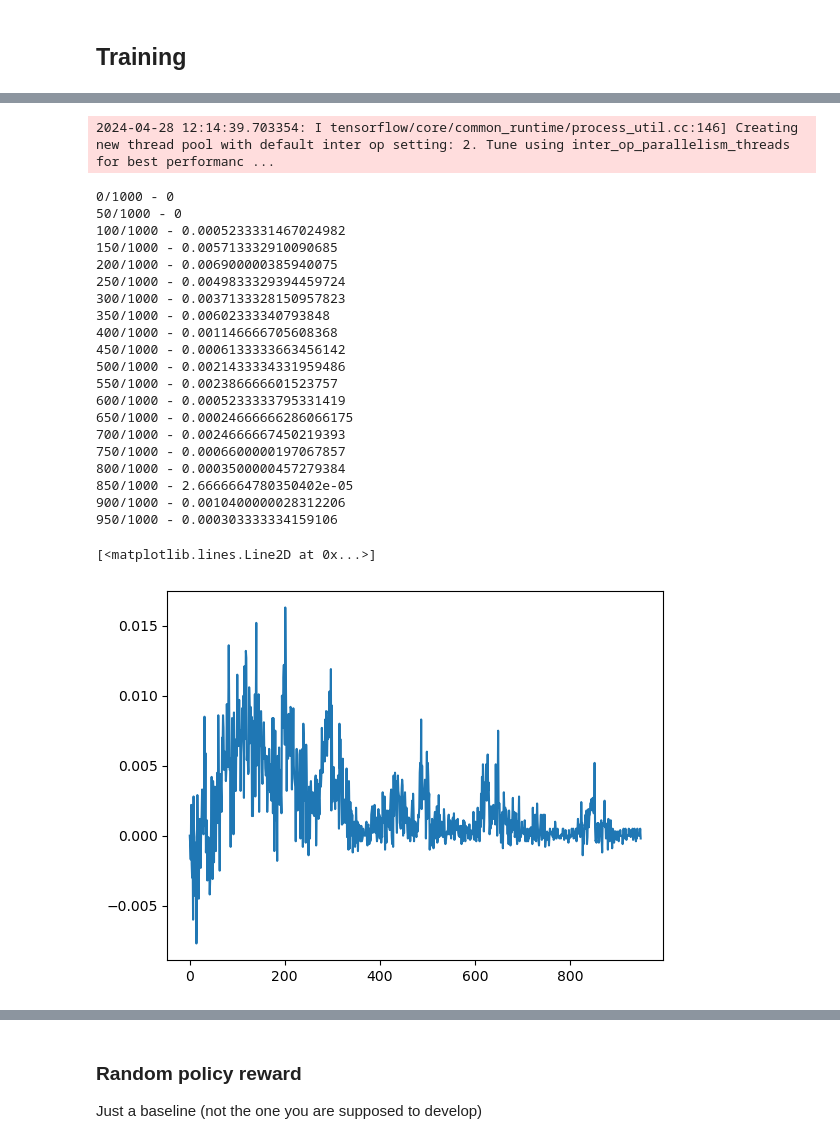
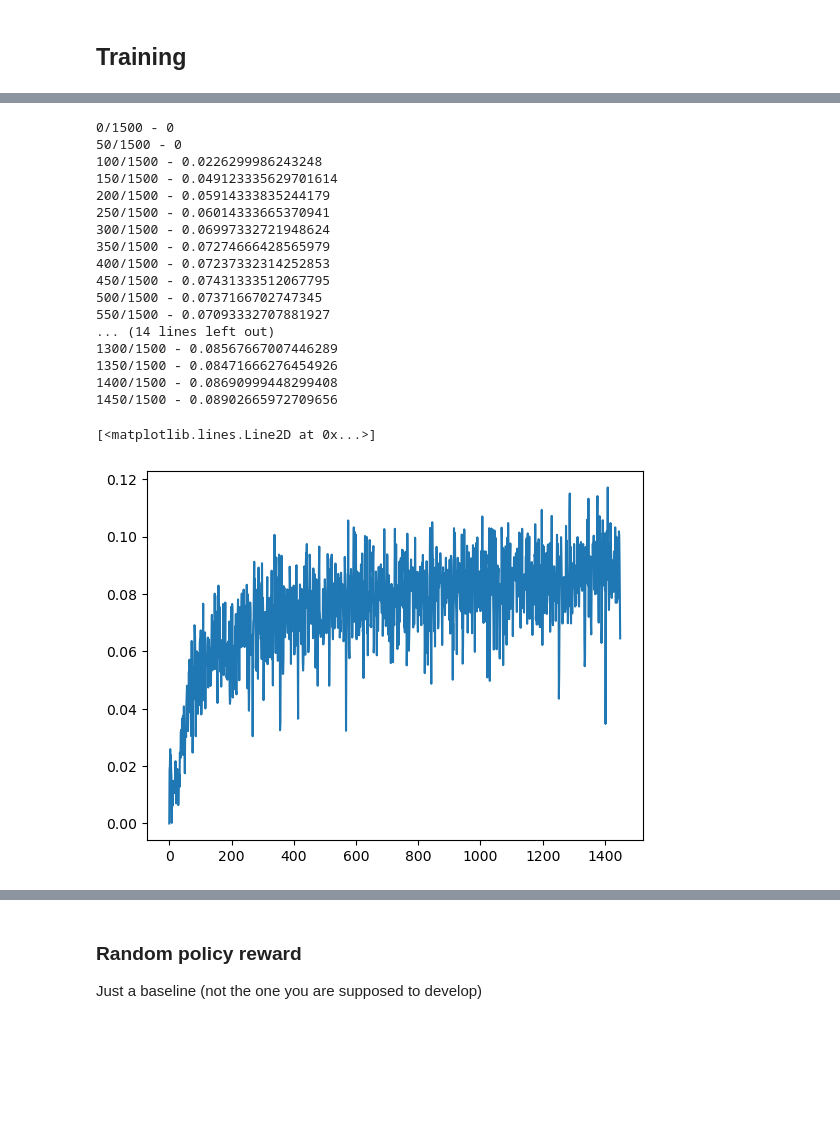
Before and after one commit to MrcBalla/RF_snake, a Jupyter notebook: snake_RF/main.ipynb, the cells around one changed output, grey strips where cells are left out. Cells and saved outputs as stored; diff of their text form; code cells hidden in the pictures; blank space fills up the shorter version.

```diff
--- a/snake_RF/main.ipynb
+++ b/snake_RF/main.ipynb
@@ -48,7 +83,7 @@ for ax, board in zip(axs, env_.boards):
 ## Training
 # %%
 reward_history_agent=[0]
-EPOCHS=1000
+EPOCHS=1500
 env_ = get_env()
 agent=new_agent(env=env_)
 for e in range(EPOCHS):
@@ -70,5 +105,5 @@ for e in range(EPOCHS):
 
     agent.learn(state, new_state, samples, rewards) # this optimie the policy function tarting from information sampled
     if e > 50: reward_history_agent.append(np.mean(rewards))
-plt.plot(reward_history)
+plt.plot(reward_history_agent)
 # %% [output]
@@ -77,0 +129,25 @@ plt.plot(reward_history)
+# %%
+reward_history_agent=[0]
+EPOCHS=1500
+env_ = get_env()
+agent=TRPO_agent(env=env_)
+for e in range(EPOCHS):
+    if e%50==0:
+        print(f"{e}/{EPOCHS} - {np.mean(reward_history_agent[-30:]) or 0}", end="\n")
+    state=env_.to_state()
+    state=tf.reshape(state, (1000, -1))
+
+    original_probs = agent.actor(state)
+    pred = original_probs / tf.reduce_sum(original_probs, axis=-1, keepdims=True)
+    samples = tf.random.categorical(tf.math.log(pred), 1, dtype=tf.int32)[:, 0]
+    actions=tf.reshape(samples, (samples.shape[0],1))
+
+    masks=env_.check_actions(actions)
+
+    rewards= env_.move(actions)
+    new_state = tf.constant(env_.to_state())
+    new_state=tf.reshape(new_state, (1000, -1))
+
+    agent.learn(state, new_state, samples, rewards) # this optimie the policy function tarting from information sampled
+    if e > 50: reward_history_agent.append(np.mean(rewards))
+plt.plot(reward_history_agent)
@@ -78,6 +158,6 @@ plt.plot(reward_history)
 # %%
 reward_history_deep=[0]
-EPOCHS=1000
+EPOCHS=1500
 env_ = get_env()
 agent=agent_deep(env=env_)
 for e in range(EPOCHS):
@@ -99,7 +179,7 @@ for e in range(EPOCHS):
 
     agent.learn(state, new_state, samples, rewards) # this optimie the policy function tarting from information sampled
     if e > 50: reward_history_deep.append(np.mean(rewards))
-plt.plot(reward_history)
+plt.plot(reward_history_deep)
 # %% [output]
 0/1000 - 0
 50/1000 - 0
@@ -114,50 +196,46 @@ plt.plot(reward_history)
 KeyboardInterrupt:
 # %%
 reward_history_conv=[0]
-EPOCHS=1000
+EPOCHS=1500
 env_ = get_env()
 agent=conv_agent(env=env_)
 for e in range(EPOCHS):
     if e%50==0:
         print(f"{e}/{EPOCHS} - {np.mean(reward_history_conv[-30:]) or 0}", end="\n")
     state=env_.to_state()
     #state=tf.reshape(state, (1000, -1))
 
     original_probs = agent.actor(state)
     pred = original_probs / tf.reduce_sum(original_probs, axis=-1, keepdims=True)
     samples = tf.random.categorical(tf.math.log(pred), 1, dtype=tf.int32)[:, 0]
     actions=tf.reshape(samples, (samples.shape[0],1))
 
     masks=env_.check_actions(actions)
 
     rewards= env_.move(actions)
     new_state = tf.constant(env_.to_state())
     #new_state=tf.reshape(new_state, (1000, -1))
 
     agent.learn(state, new_state, samples, rewards) # this optimie the policy function tarting from information sampled
     if e > 50: reward_history_conv.append(np.mean(rewards))
-plt.plot(reward_history)
+plt.plot(reward_history_conv)
 # %% [output]
-2024-04-28 12:14:39.703354: I tensorflow/core/common_runtime/process_util.cc:146] Creating new thread pool with default inter op setting: 2. Tune using inter_op_parallelism_threads for best performanc ...
+0/1500 - 0
+50/1500 - 0
+100/1500 - 0.0226299986243248
+150/1500 - 0.049123335629701614
+200/1500 - 0.05914333835244179
+250/1500 - 0.06014333665370941
+300/1500 - 0.06997332721948624
+350/1500 - 0.07274666428565979
+400/1500 - 0.07237332314252853
+450/1500 - 0.07431333512067795
+500/1500 - 0.0737166702747345
+550/1500 - 0.07093332707881927
+... (14 lines left out)
+1300/1500 - 0.08567667007446289
+1350/1500 - 0.08471666276454926
+1400/1500 - 0.08690999448299408
+1450/1500 - 0.08902665972709656
-0/1000 - 0
-50/1000 - 0
-100/1000 - 0.0005233331467024982
-150/1000 - 0.005713332910090685
-200/1000 - 0.006900000385940075
-250/1000 - 0.0049833329394459724
-300/1000 - 0.0037133328150957823
-350/1000 - 0.00602333340793848
-400/1000 - 0.001146666705608368
-450/1000 - 0.0006133333663456142
-500/1000 - 0.0021433334331959486
-550/1000 - 0.002386666601523757
-600/1000 - 0.0005233333795331419
-650/1000 - 0.00024666666286066175
-700/1000 - 0.0024666667450219393
-750/1000 - 0.0006600000197067857
-800/1000 - 0.0003500000457279384
-850/1000 - 2.6666664780350402e-05
-900/1000 - 0.0010400000028312206
-950/1000 - 0.000303333334159106
+[<matplotlib.lines.Line2D at 0x...>]
-[<matplotlib.lines.Line2D at 0x...>]
-[figure, old version]
+[figure, new version]
```
Also changed, not shown: parts of 9 cells of this notebook, 1 other file.
